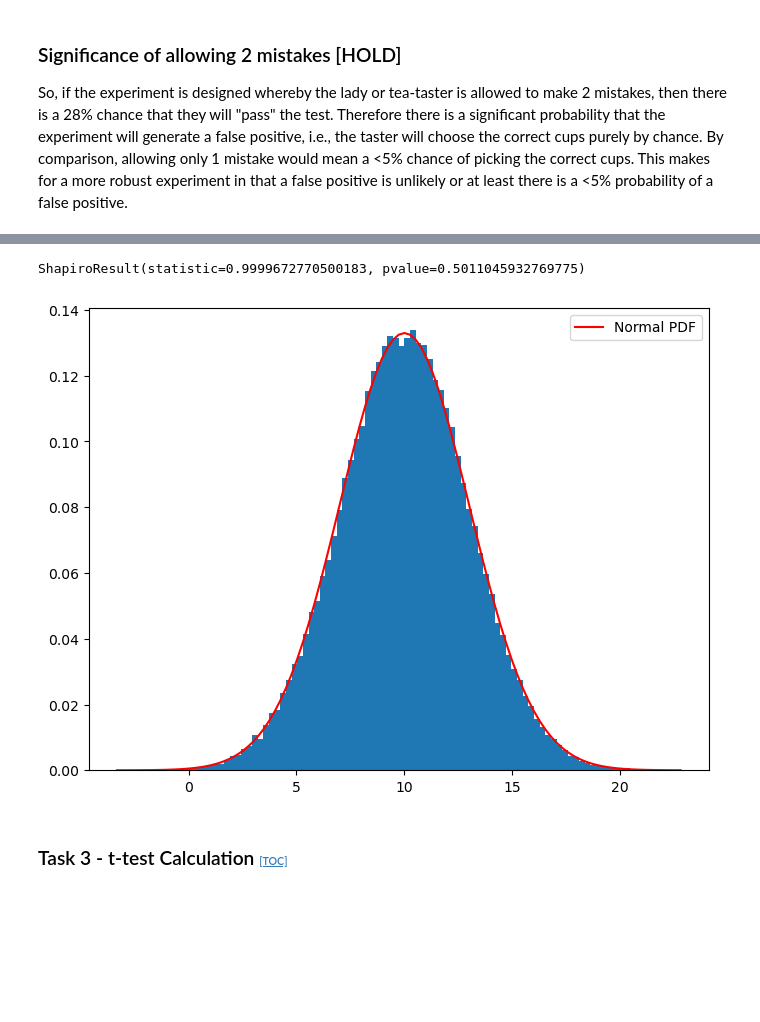
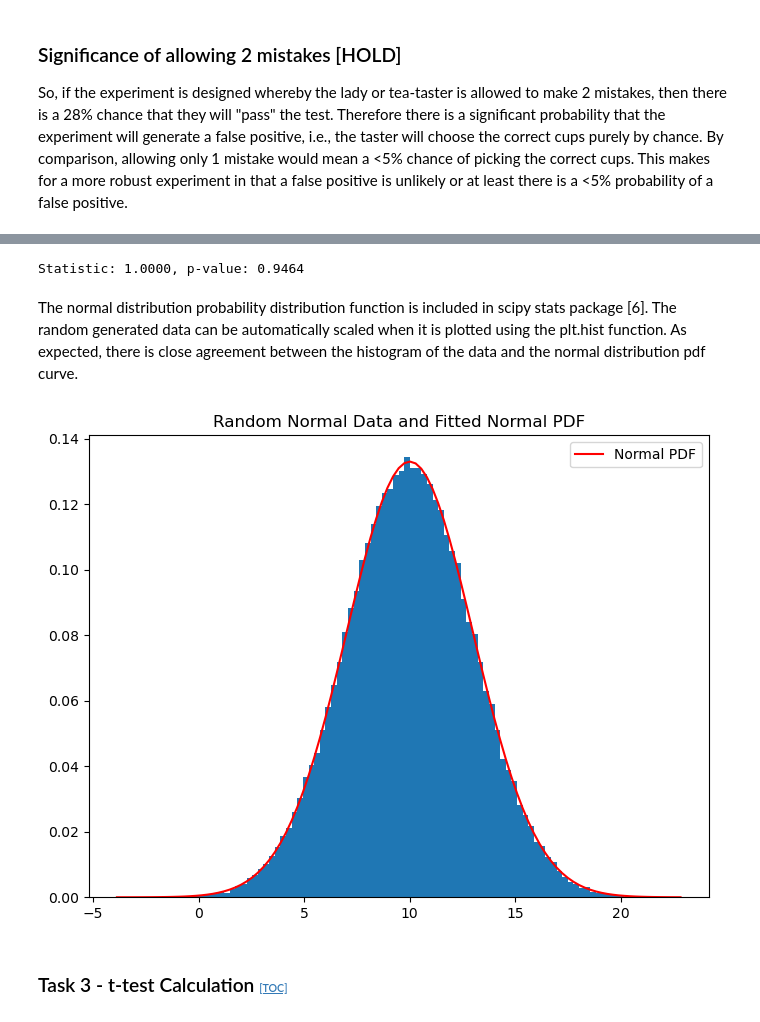
Before and after one commit to Eilis9/applied_statistics, a Jupyter notebook: tasks.ipynb, the cells around one changed output, grey strips where cells are left out. Saved outputs shown, nothing was run; the diff lists cells and outputs as text; code cells hidden in the pictures; blank space fills up the shorter version.

Commit message:
Normal dist write work

```diff
--- a/tasks.ipynb
+++ b/tasks.ipynb
@@ -245,23 +259,27 @@ data = np.random.normal(loc=mean, scale=st_dev, size=n)
 # %%
 # scipy.stats.shapiro() test
 import scipy
-scipy.stats.shapiro(data)
+statistic, pvalue = scipy.stats.shapiro(data)
+print(f'Statistic: {statistic:.4f}, p-value: {pvalue:.4f}')
 # %% [output]
-ShapiroResult(statistic=0.9999672770500183, pvalue=0.5011045932769775)
+Statistic: 1.0000, p-value: 0.9464
+# %% [markdown]
+The normal distribution probability distribution function is included in scipy stats package [6]. The random generated data can be automatically scaled when it is plotted using the plt.hist function. As expected, there is close agreement between the histogram of the data and the normal distribution pdf curve.
 # %%
 # Using scipy stats for normal pdf
 from scipy.stats import norm
 
 no_of_bins = 100
 plt.figure(figsize=(8, 6))
-count, bins, _ = plt.hist(data, bins=no_of_bins, density=True)  # Plot the normal random data normalised, return the bins
-#print(bins)
+count, bins, _ = plt.hist(data, bins=no_of_bins, density=True)  # Plot the normal random data normalised, return the bins and counts
 
+# Use the bins returned from the histogram to plot the normal pdf
 pdf_fitted_norm = norm.pdf(bins, loc=mean, scale=st_dev)
 plt.plot(bins, pdf_fitted_norm, 'r', label='Normal PDF');
+plt.title('Random Normal Data and Fitted Normal PDF')
 plt.legend();
 # %% [output]
-[figure, old version]
+[figure, new version]
 # %% [markdown]
 ### Task 3 - t-test Calculation <a id="Task3"></a> <span style="font-size: 8pt;"> [[TOC]](#toc)</span>
 # %% [markdown]
```
Also changed, not shown: parts of 5 cells of this notebook.
